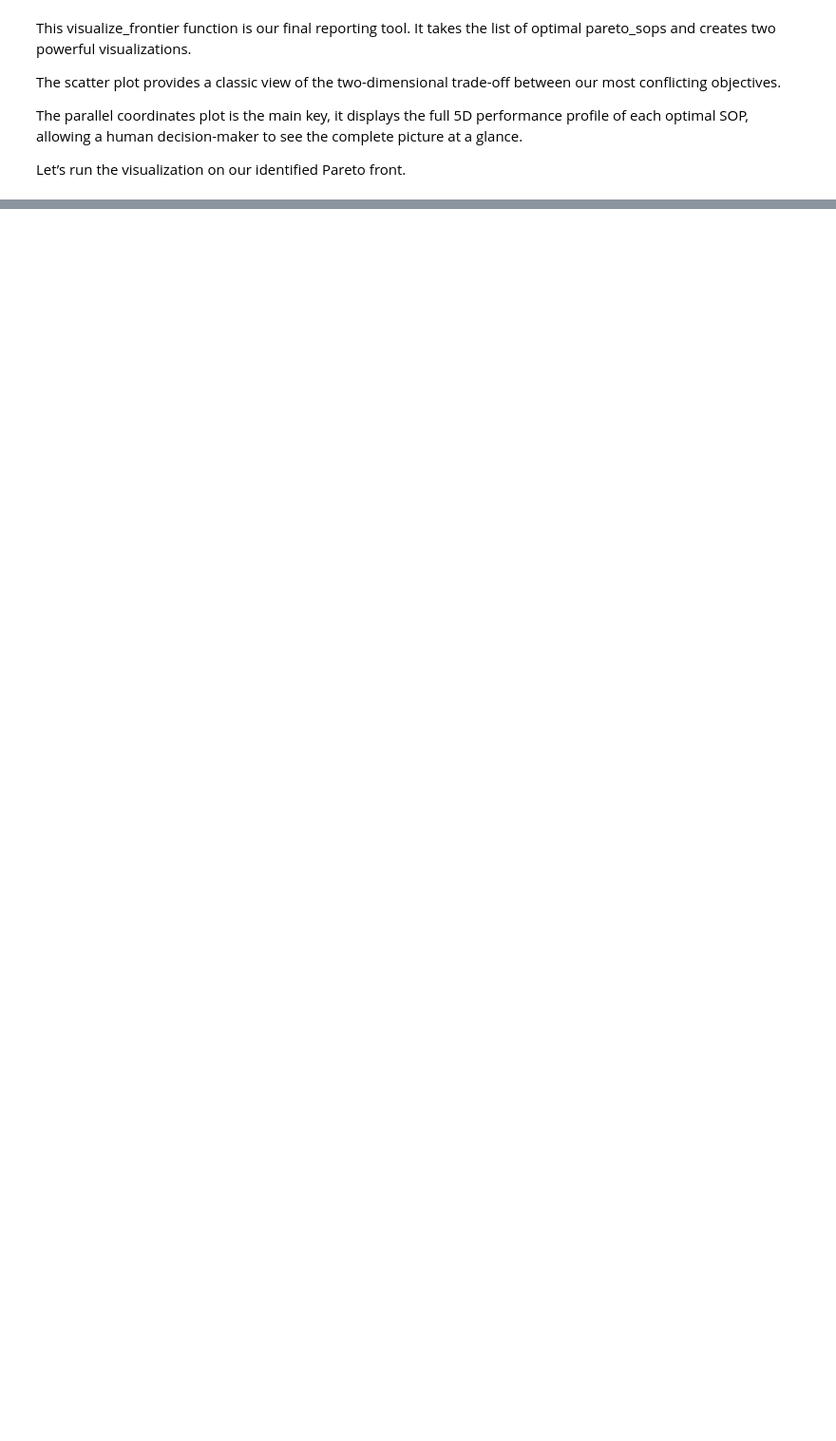
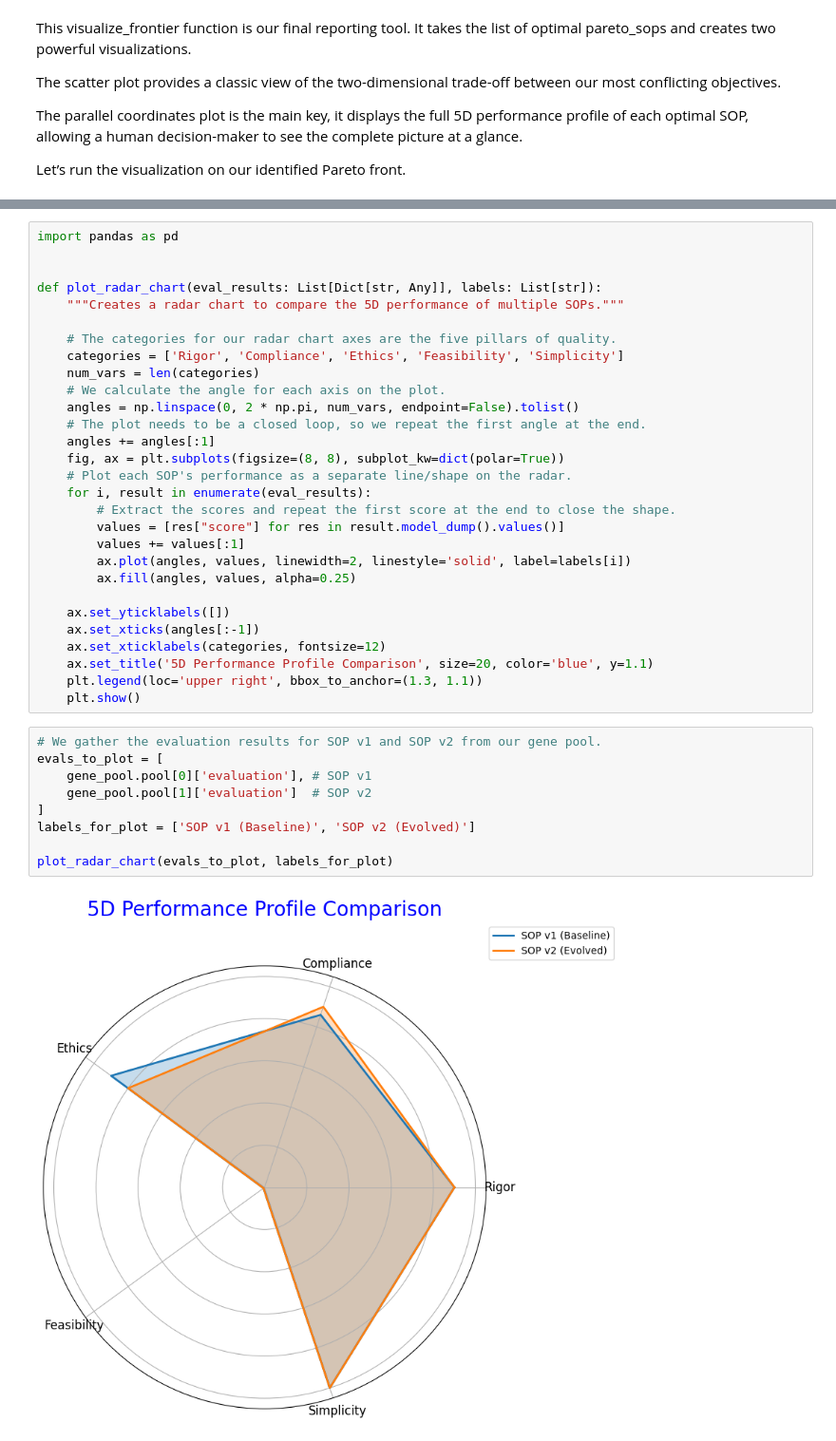
Before and after one commit to Rachneet/rag-ecosystem, a Jupyter notebook: src/6_agentic_rag.ipynb, the cells around one changed output, grey strips where cells are left out. Shown: that part at 95% size. Drawn from its saved outputs; the diff is of its cells as text; blank space fills up the shorter version.

```diff
--- a/src/6_agentic_rag.ipynb
+++ b/src/6_agentic_rag.ipynb
@@ -1383,0 +1578,40 @@ visualize_frontier(pareto_sops)
+# %%
+import pandas as pd
+
+
+def plot_radar_chart(eval_results: List[Dict[str, Any]], labels: List[str]):
+    """Creates a radar chart to compare the 5D performance of multiple SOPs."""
+
+    # The categories for our radar chart axes are the five pillars of quality.
+    categories = ['Rigor', 'Compliance', 'Ethics', 'Feasibility', 'Simplicity']
+    num_vars = len(categories)
+    # We calculate the angle for each axis on the plot.
+    angles = np.linspace(0, 2 * np.pi, num_vars, endpoint=False).tolist()
+    # The plot needs to be a closed loop, so we repeat the first angle at the end.
+    angles += angles[:1]
+    fig, ax = plt.subplots(figsize=(8, 8), subplot_kw=dict(polar=True))
+    # Plot each SOP's performance as a separate line/shape on the radar.
+    for i, result in enumerate(eval_results):
+        # Extract the scores and repeat the first score at the end to close the shape.
+        values = [res["score"] for res in result.model_dump().values()]
+        values += values[:1]
+        ax.plot(angles, values, linewidth=2, linestyle='solid', label=labels[i])
+        ax.fill(angles, values, alpha=0.25)
+
+    ax.set_yticklabels([])
+    ax.set_xticks(angles[:-1])
+    ax.set_xticklabels(categories, fontsize=12)
+    ax.set_title('5D Performance Profile Comparison', size=20, color='blue', y=1.1)
+    plt.legend(loc='upper right', bbox_to_anchor=(1.3, 1.1))
+    plt.show()
+# %%
+# We gather the evaluation results for SOP v1 and SOP v2 from our gene pool.
+evals_to_plot = [
+    gene_pool.pool[0]['evaluation'], # SOP v1
+    gene_pool.pool[1]['evaluation']  # SOP v2
+]
+labels_for_plot = ['SOP v1 (Baseline)', 'SOP v2 (Evolved)']
+
+plot_radar_chart(evals_to_plot, labels_for_plot)
+# %% [output]
+[figure, added]
```
Also changed, not shown: parts of 29 cells of this notebook.
